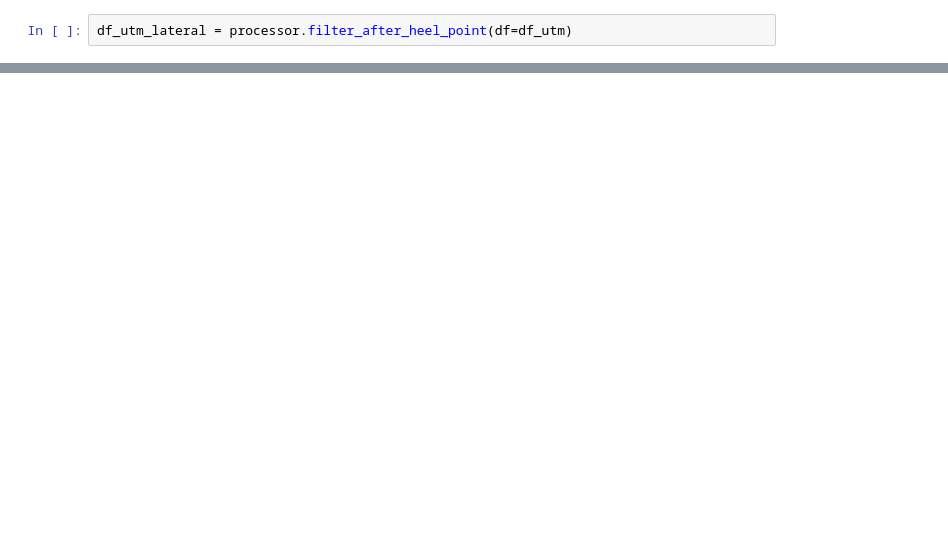
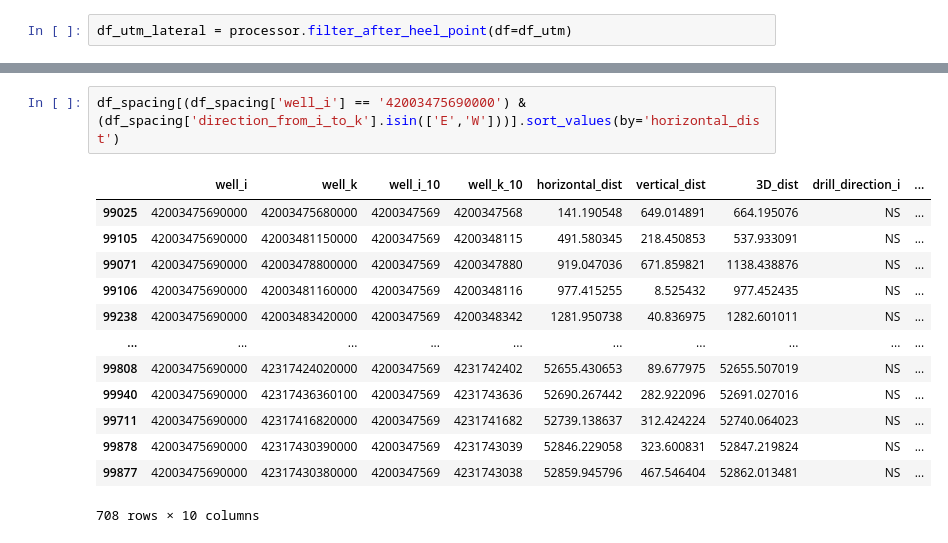
Before and after one commit to apoorvasaxena03/Parent_Child_Spacing, a Jupyter notebook: src/components/spacing_stat.ipynb, the cells around one changed output, grey strips where cells are left out. Saved outputs shown, nothing was run; the diff lists cells and outputs as text; blank space fills up the shorter version.

```diff
--- a/src/components/spacing_stat.ipynb
+++ b/src/components/spacing_stat.ipynb
@@ -373,0 +624,16 @@ df_ik_pairs[(df_ik_pairs['well_i'].isin(['42003478570000']))]
+# %%
+df_spacing[(df_spacing['well_i'] == '42003475690000') & (df_spacing['direction_from_i_to_k'].isin(['E','W']))].sort_values(by='horizontal_dist')
+# %% [output]
+|  | well_i | well_k | well_i_10 | well_k_10 | horizontal_dist | vertical_dist | 3D_dist | drill_direction_i | ... |
+| 99025 | 42003475690000 | 42003475680000 | 4200347569 | 4200347568 | 141.190548 | 649.014891 | 664.195076 | NS | ... |
+| 99105 | 42003475690000 | 42003481150000 | 4200347569 | 4200348115 | 491.580345 | 218.450853 | 537.933091 | NS | ... |
+| 99071 | 42003475690000 | 42003478800000 | 4200347569 | 4200347880 | 919.047036 | 671.859821 | 1138.438876 | NS | ... |
+| 99106 | 42003475690000 | 42003481160000 | 4200347569 | 4200348116 | 977.415255 | 8.525432 | 977.452435 | NS | ... |
+| 99238 | 42003475690000 | 42003483420000 | 4200347569 | 4200348342 | 1281.950738 | 40.836975 | 1282.601011 | NS | ... |
+| ... | ... | ... | ... | ... | ... | ... | ... | ... | ... |
+| 99808 | 42003475690000 | 42317424020000 | 4200347569 | 4231742402 | 52655.430653 | 89.677975 | 52655.507019 | NS | ... |
+| 99940 | 42003475690000 | 42317436360100 | 4200347569 | 4231743636 | 52690.267442 | 282.922096 | 52691.027016 | NS | ... |
+| 99711 | 42003475690000 | 42317416820000 | 4200347569 | 4231741682 | 52739.138637 | 312.424224 | 52740.064023 | NS | ... |
+| 99878 | 42003475690000 | 42317430390000 | 4200347569 | 4231743039 | 52846.229058 | 323.600831 | 52847.219824 | NS | ... |
+| 99877 | 42003475690000 | 42317430380000 | 4200347569 | 4231743038 | 52859.945796 | 467.546404 | 52862.013481 | NS | ... |
+708 rows × 10 columns
```
Also changed, not shown: parts of 19 cells of this notebook, 56 other files.
